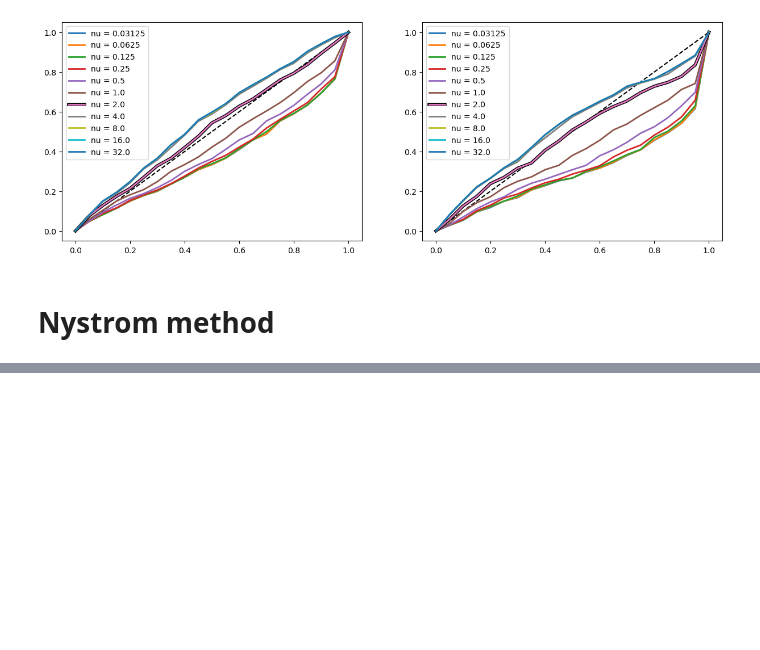
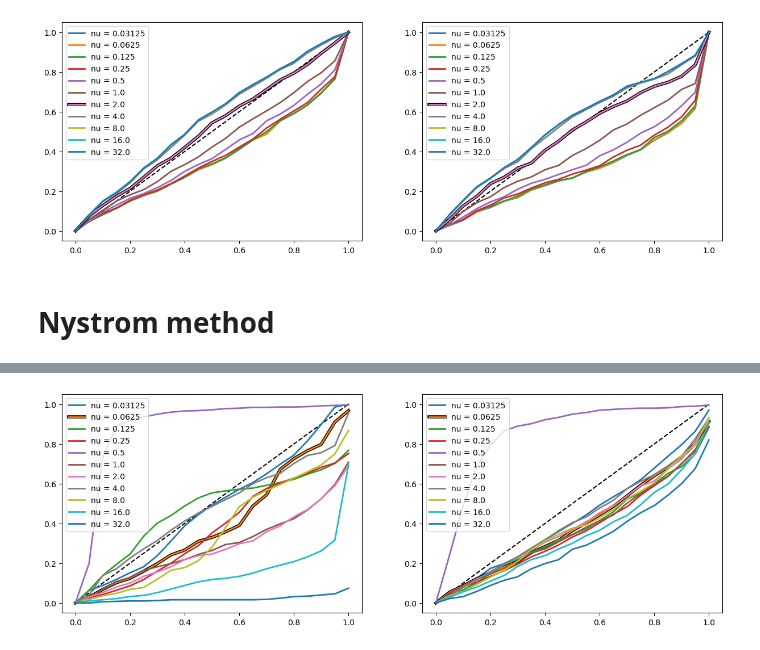
Before and after one commit to HWDance/impspec, a Jupyter notebook: experiments/Abelation.ipynb, the cells around one changed output, grey strips where cells are left out. Cells and saved outputs as stored; diff of their text form; code cells hidden in the pictures; blank space fills up the shorter version.

```diff
--- a/experiments/Abelation.ipynb
+++ b/experiments/Abelation.ipynb
@@ -417,12 +467,38 @@ plt.ylim(-5,5)
-# %%
-# Calibrating Nystrom
-samples = 10**3
-levels = torch.tensor([0.5,0.75,0.9,0.95])
-upper_quantiles = 1-(1-levels)/2
-lower_quantiles = (1-levels)/2
-u = (upper_quantiles*samples).int()
-l = (lower_quantiles*samples).int()
-Y_u = YdoA_sample.sort(0)[0][u]
-Y_l = YdoA_sample.sort(0)[0][l]
-post_levels = ((Y_u>=YdoA)*(Y_l<=YdoA)).float().mean(1)
-print(post_levels)
+# %%
+samples = 200
+features = 100
+
+outline=mpe.withStroke(linewidth=4, foreground='black')
+
+fig, axs = plt.subplots(1,2,figsize = (15,5))
+levels = torch.linspace(0,1,21)
+nulist = 2**torch.linspace(-5,5,11)
+z_quantiles = Normal(0, 1).icdf(1-(1-levels)/2)
+axs[0].plot(levels, levels, ls = "dashed", color = "black")
+axs[1].plot(levels, levels, ls = "dashed", color = "black")
+
+for k in range(len(nulist)):
+
+    # getting post samples
+    EYdoA_sample, YdoA_sample = causalklgp.nystrom_sample(Y.reshape(n,1),V,A,doA,reg = 1e-4, features = features, samples = samples,nu = nulist[k])
+    upper_quantiles = 1-(1-levels)/2
+    lower_quantiles = (1-levels)/2
+    u = (upper_quantiles*(samples-1)).int()
+    l = (lower_quantiles*(samples-1)).int()
+    Y_u = YdoA_sample.sort(0)[0][u]
+    Y_l = YdoA_sample.sort(0)[0][l]
+    EY_u = EYdoA_sample.sort(0)[0][u]
+    EY_l = EYdoA_sample.sort(0)[0][l]
+
+    # Restricting to in sample distribution
+    inds = ((doA[:,0]<=1)*(doA[:,0]>=0))
+
+    posterior_fraction_f = ((EY_u[:,inds]>=EYdoA[inds,0])*(EY_l[:,inds]<=EYdoA[inds,0])).float().mean(1)
+    posterior_fraction_y = ((Y_u[:,inds]>=YdoA[inds])*(Y_l[:,inds]<=YdoA[inds])).float().mean(1)
+
+    axs[0].plot(levels,posterior_fraction_f, label = "nu = {0}".format(nulist[k]), lw = 2, path_effects = [outline]*(best_ind ==k))
+    axs[1].plot(levels,posterior_fraction_y, label = "nu = {0}".format(nulist[k]),lw = 2 , path_effects = [outline]*(best_ind ==k))
+    axs[0].legend()
+    axs[1].legend()
+# %% [output]
+[figure, added]
```
Also changed, not shown: parts of 6 cells of this notebook, 3 other files.
